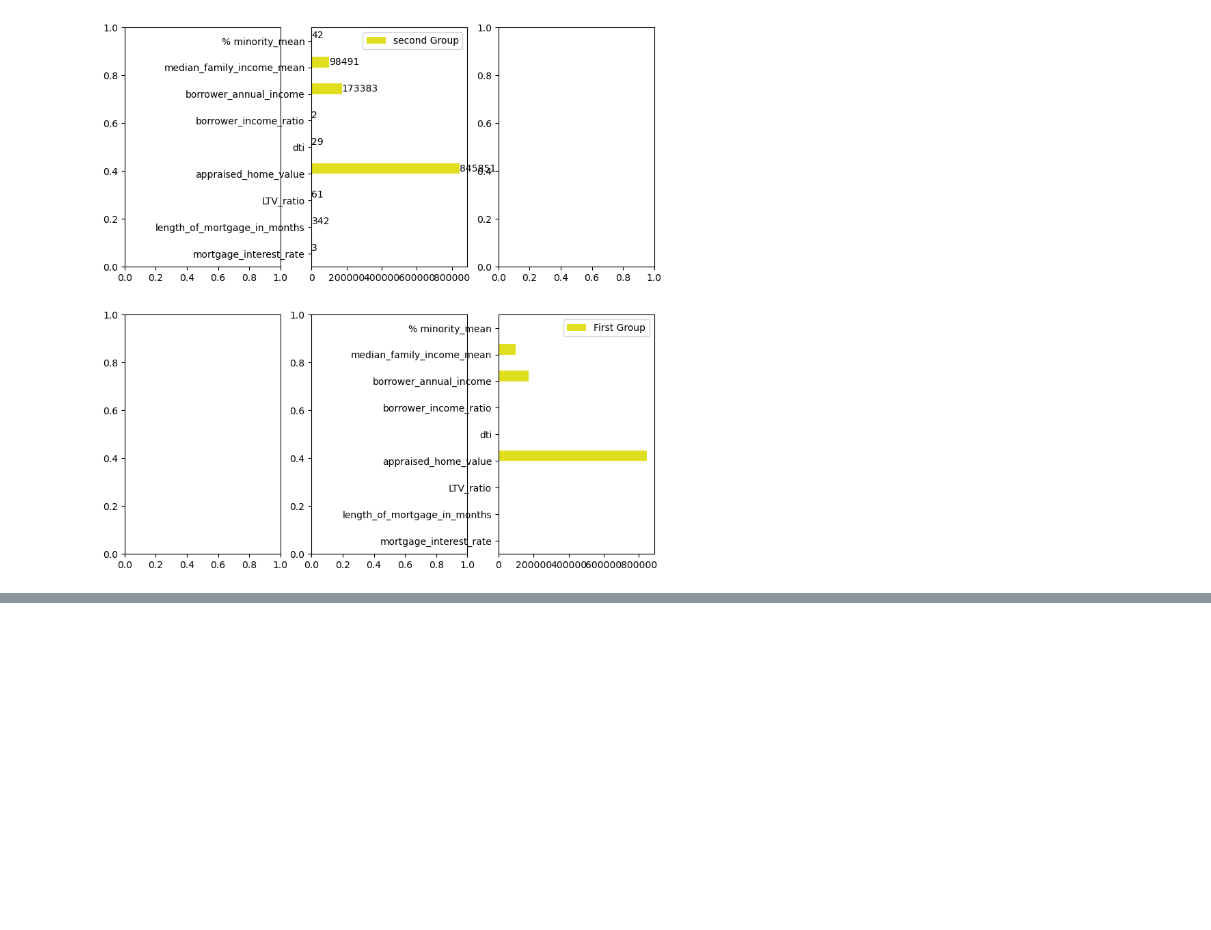
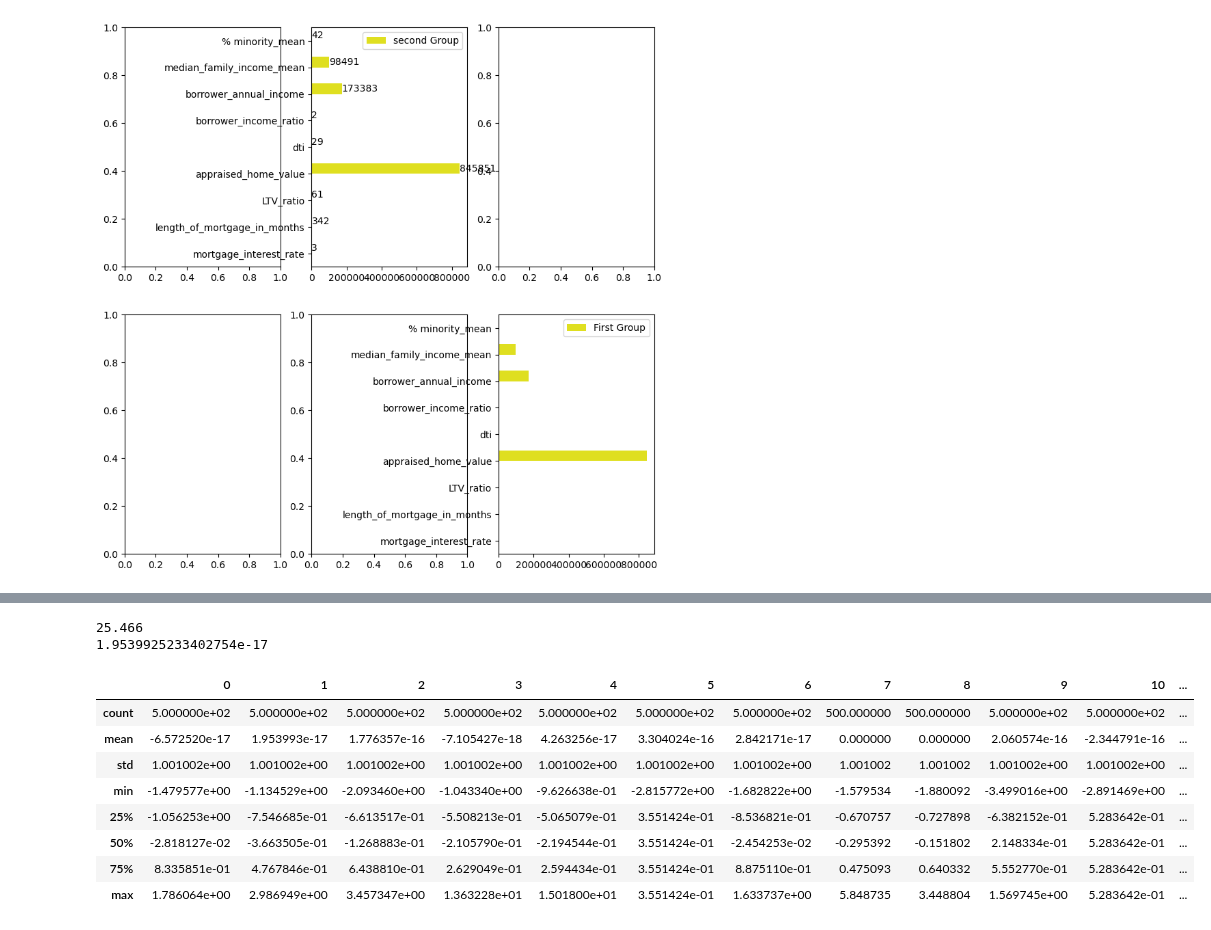
Before and after one commit to KunalNeon/CommBank, a Jupyter notebook: dataSet.ipynb, the cells around one changed output, grey strips where cells are left out. Drawn from its saved outputs; the diff is of its cells as text; code cells hidden in the pictures; blank space fills up the shorter version.

```diff
--- a/dataSet.ipynb
+++ b/dataSet.ipynb
@@ -991,0 +994,3 @@ dtype: float64
+# %%
+new_data_for_clustering= data_for_clustering.drop(["Borrower ID Number","cluster"], axis=1)
+new_data_for_clustering
@@ -991,0 +1011,22 @@ dtype: float64
+# %%
+from sklearn.preprocessing import StandardScaler
+standardised_data_for_clustering=StandardScaler().fit_transform(new_data_for_clustering)
+standardised_data_for_clustering=pd.DataFrame(standardised_data_for_clustering)
+# %%
+print(data_for_clustering["Wide Area Location Code"].mean())
+print(standardised_data_for_clustering[1].mean())
+# %% [output]
+25.466
+1.9539925233402754e-17
+# %%
+standardised_data_for_clustering.describe()
+# %% [output]
+|  | 0 | 1 | 2 | 3 | 4 | 5 | 6 | 7 | 8 | 9 | 10 | ... |
+| count | 5.000000e+02 | 5.000000e+02 | 5.000000e+02 | 5.000000e+02 | 5.000000e+02 | 5.000000e+02 | 5.000000e+02 | 500.000000 | 500.000000 | 5.000000e+02 | 5.000000e+02 | ... |
+| mean | -6.572520e-17 | 1.953993e-17 | 1.776357e-16 | -7.105427e-18 | 4.263256e-17 | 3.304024e-16 | 2.842171e-17 | 0.000000 | 0.000000 | 2.060574e-16 | -2.344791e-16 | ... |
+| std | 1.001002e+00 | 1.001002e+00 | 1.001002e+00 | 1.001002e+00 | 1.001002e+00 | 1.001002e+00 | 1.001002e+00 | 1.001002 | 1.001002 | 1.001002e+00 | 1.001002e+00 | ... |
+| min | -1.479577e+00 | -1.134529e+00 | -2.093460e+00 | -1.043340e+00 | -9.626638e-01 | -2.815772e+00 | -1.682822e+00 | -1.579534 | -1.880092 | -3.499016e+00 | -2.891469e+00 | ... |
+| 25% | -1.056253e+00 | -7.546685e-01 | -6.613517e-01 | -5.508213e-01 | -5.065079e-01 | 3.551424e-01 | -8.536821e-01 | -0.670757 | -0.727898 | -6.382152e-01 | 5.283642e-01 | ... |
+| 50% | -2.818127e-02 | -3.663505e-01 | -1.268883e-01 | -2.105790e-01 | -2.194544e-01 | 3.551424e-01 | -2.454253e-02 | -0.295392 | -0.151802 | 2.148334e-01 | 5.283642e-01 | ... |
+| 75% | 8.335851e-01 | 4.767846e-01 | 6.438810e-01 | 2.629049e-01 | 2.594434e-01 | 3.551424e-01 | 8.875110e-01 | 0.475093 | 0.640332 | 5.552770e-01 | 5.283642e-01 | ... |
+| max | 1.786064e+00 | 2.986949e+00 | 3.457347e+00 | 1.363228e+01 | 1.501800e+01 | 3.551424e-01 | 1.633737e+00 | 5.848735 | 3.448804 | 1.569745e+00 | 5.283642e-01 | ... |
```
Also changed, not shown: parts of 4 cells of this notebook.
